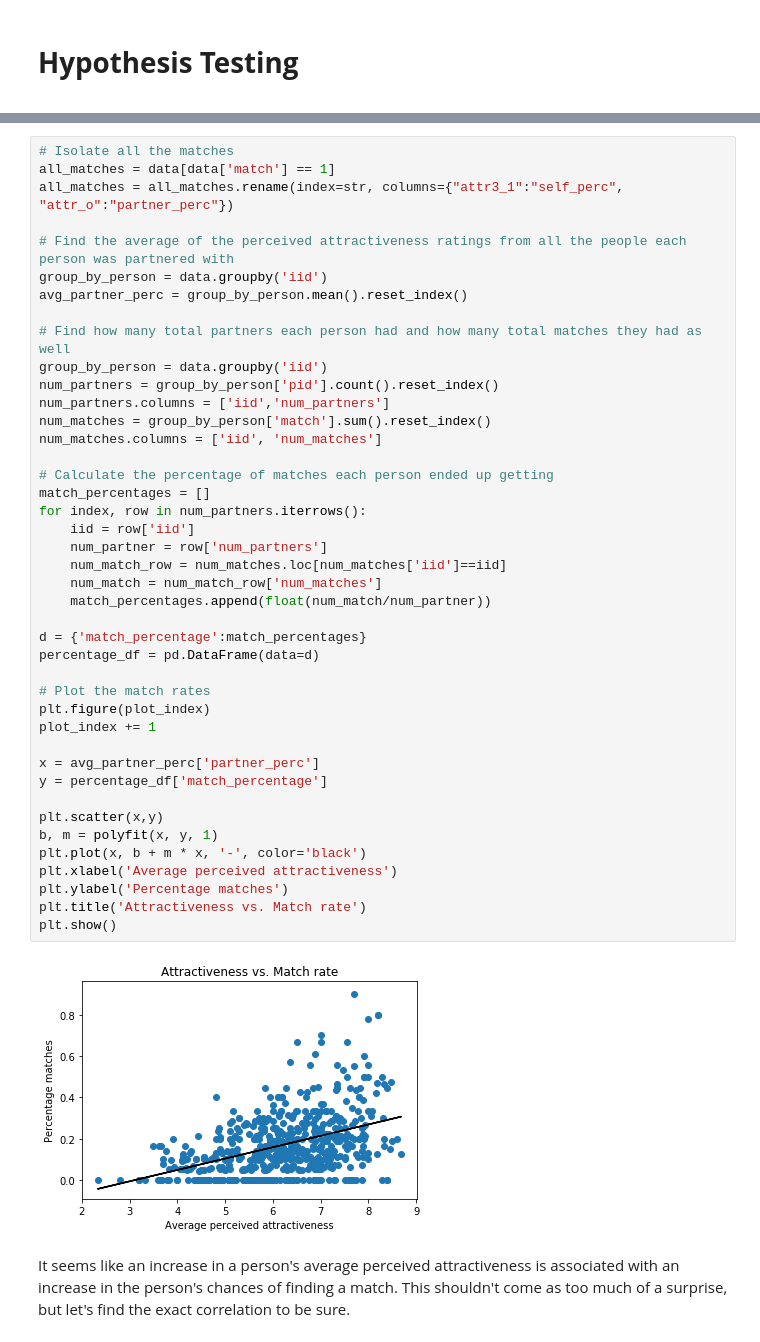
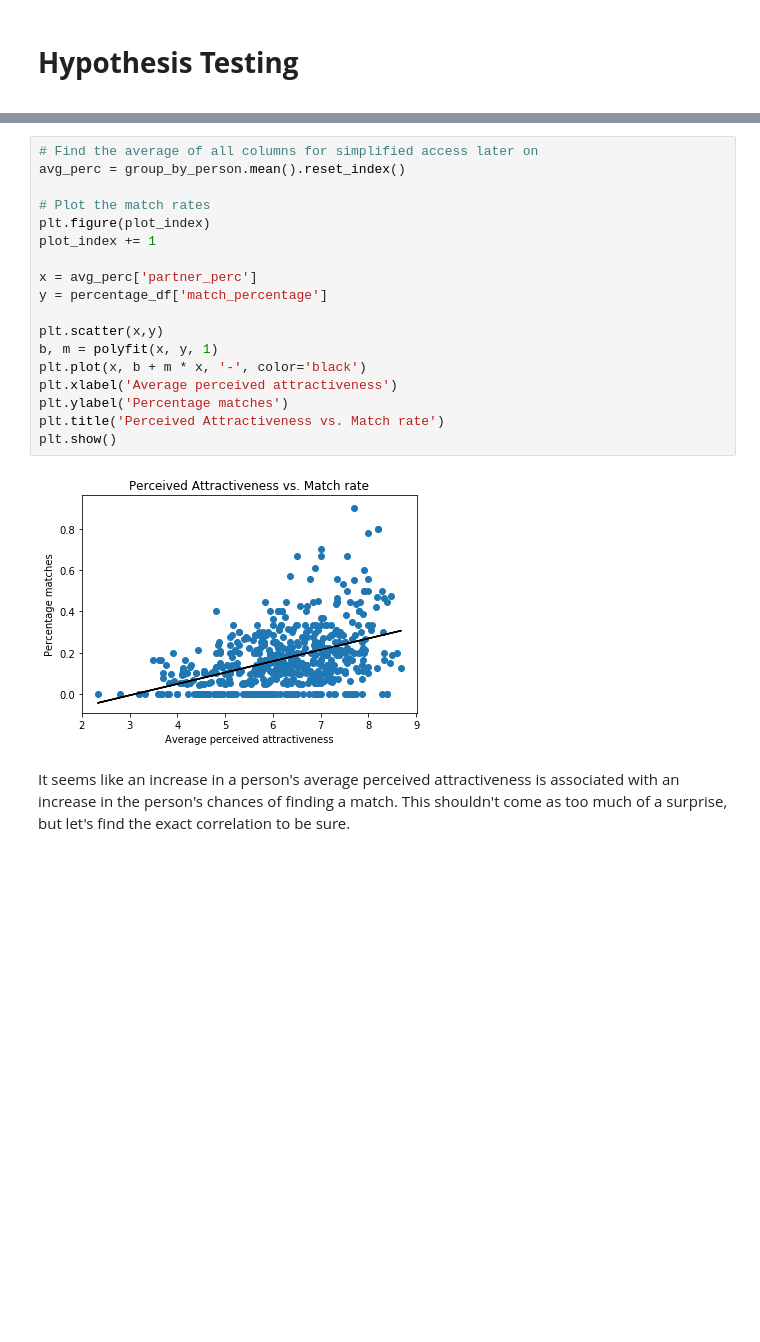
Before and after one commit to egao7/egao7.github.io, a Jupyter notebook: FinalTutorial/Li_Dennis_FinalTutorial.ipynb, the cells around one changed output, grey strips where cells are left out. Cells and saved outputs as stored; diff of their text form; blank space fills up the shorter version.

```diff
--- a/FinalTutorial/Li_Dennis_FinalTutorial.ipynb
+++ b/FinalTutorial/Li_Dennis_FinalTutorial.ipynb
@@ -197,47 +236,23 @@ In speed dating, two people are set up together by a third party for their "firs
 # %%
-# Isolate all the matches
-all_matches = data[data['match'] == 1]
-all_matches = all_matches.rename(index=str, columns={"attr3_1":"self_perc", "attr_o":"partner_perc"})
-
-# Find the average of the perceived attractiveness ratings from all the people each person was partnered with
-group_by_person = data.groupby('iid')
-avg_partner_perc = group_by_person.mean().reset_index()
-
-# Find how many total partners each person had and how many total matches they had as well
-group_by_person = data.groupby('iid')
-num_partners = group_by_person['pid'].count().reset_index()
-num_partners.columns = ['iid','num_partners']
-num_matches = group_by_person['match'].sum().reset_index()
-num_matches.columns = ['iid', 'num_matches']
-
-# Calculate the percentage of matches each person ended up getting
-match_percentages = []
-for index, row in num_partners.iterrows():
-    iid = row['iid']
-    num_partner = row['num_partners']
-    num_match_row = num_matches.loc[num_matches['iid']==iid]
-    num_match = num_match_row['num_matches']
-    match_percentages.append(float(num_match/num_partner))
-
-d = {'match_percentage':match_percentages}
-percentage_df = pd.DataFrame(data=d)
+# Find the average of all columns for simplified access later on
+avg_perc = group_by_person.mean().reset_index()
 
 # Plot the match rates
 plt.figure(plot_index)
 plot_index += 1
 
-x = avg_partner_perc['partner_perc']
+x = avg_perc['partner_perc']
 y = percentage_df['match_percentage']
 
 plt.scatter(x,y)
 b, m = polyfit(x, y, 1)
 plt.plot(x, b + m * x, '-', color='black')
 plt.xlabel('Average perceived attractiveness')
 plt.ylabel('Percentage matches')
-plt.title('Attractiveness vs. Match rate')
+plt.title('Perceived Attractiveness vs. Match rate')
 plt.show()
 # %% [output]
-[figure, old version]
+[figure, new version]
 # %% [markdown]
 It seems like an increase in a person's average perceived attractiveness is associated with an increase in the person's chances of finding a match. This shouldn't come as too much of a surprise, but let's find the exact correlation to be sure.
 # %%
```
Also changed, not shown: parts of 53 cells of this notebook.
